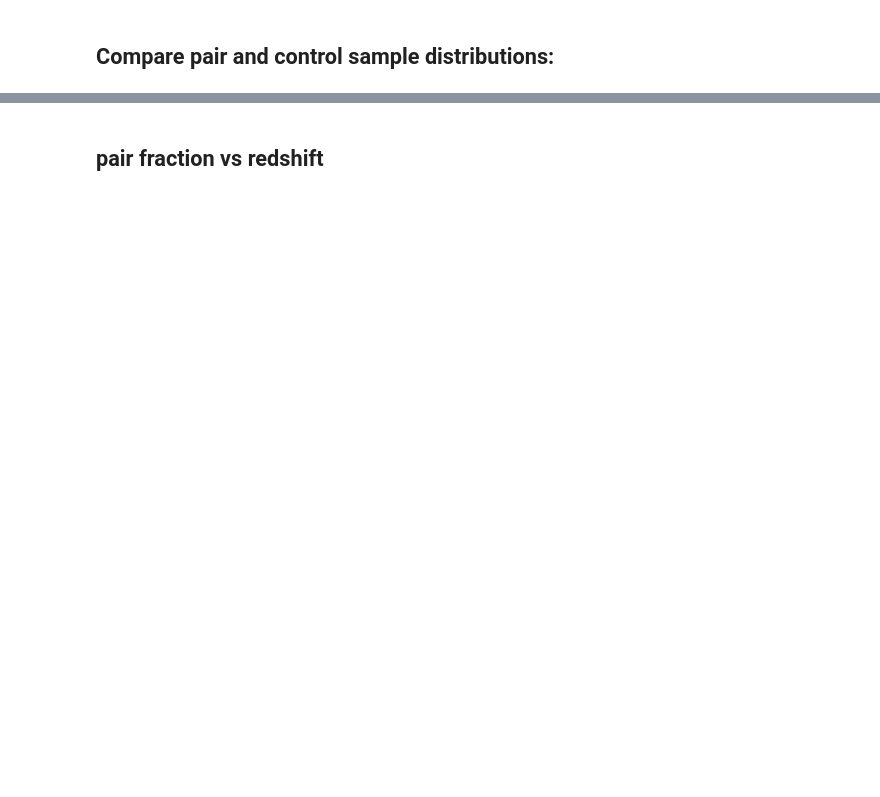
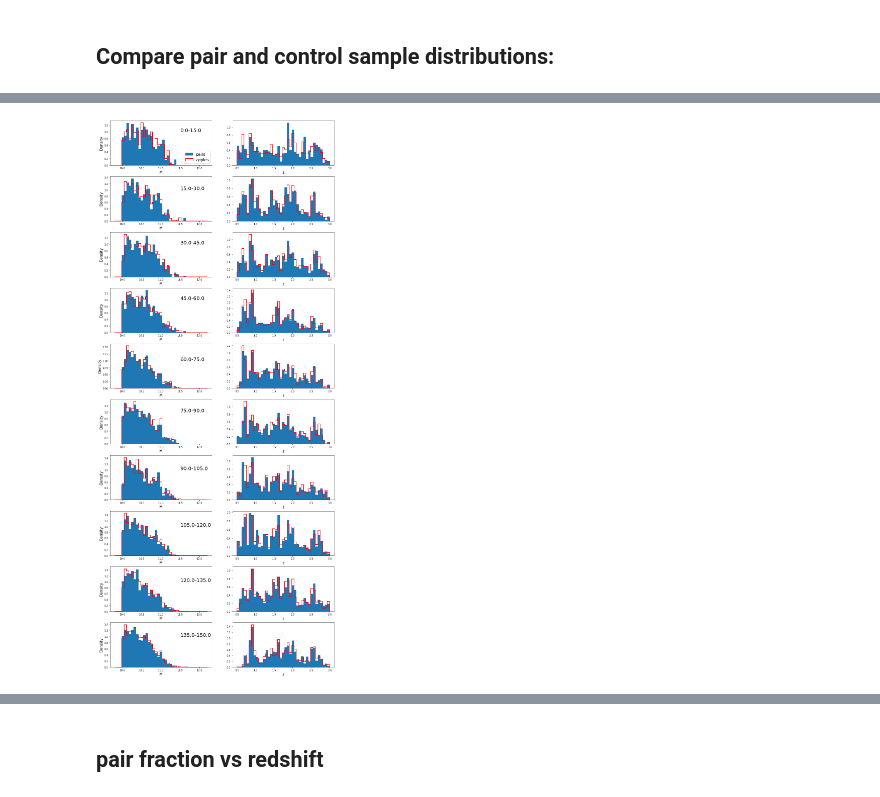
Before and after one commit to sldough21/pair-conv-misc, a Jupyter notebook: pam_analysis.ipynb, the cells around one changed output, grey strips where cells are left out. Saved outputs shown, nothing was run; the diff lists cells and outputs as text; code cells hidden in the pictures; blank space fills up the shorter version.

Commit message:
Code built to analyze output of apple bobbing control selection technique.

```diff
--- a/pam_analysis.ipynb
+++ b/pam_analysis.ipynb
@@ -587,0 +730,24 @@ KeyError: 'partner_drawn_M'
+# %%
+# let's look at the distributions for each key:
+fig, ax = plt.subplots(nrows=10, ncols=2, figsize=(16,40))
+fig.subplots_adjust(hspace=0.25)
+mbins = np.linspace(9.8, 12.2, 40)
+zbins = np.linspace(0.5, 3, 40)
+for i, key in enumerate(bin_dfs):
+    ax[i,0].hist(pmass_bin[key], bins=mbins, weights=p_wprobs[key], density=True, label='pairs')
+    ax[i,1].hist(pz_bin[key], bins=zbins, weights=p_wprobs[key], density=True)
+    ax[i,0].hist(imass_bin[key], bins=mbins, weights=i_wprobs[key], density=True, histtype='step', color='red', lw=2,
+                label='apples')
+    ax[i,1].hist(iz_bin[key], bins=zbins, weights=i_wprobs[key], density=True, histtype='step', color='red', lw=2)
+    ax[i,0].text(11.5, 1, key, fontsize=20)
+
+    ax[i,0].set_xlabel('M', fontsize=15)
+    ax[i,1].set_xlabel('z', fontsize=15)
+    ax[i,0].set_ylabel('Density', fontsize=15)
+
+    if i == 0:
+        ax[i,0].legend(fontsize=15, loc=4)
+
+plt.show()
+# %% [output]
+[figure, added]
```
Also changed, not shown: parts of 35 cells of this notebook.
